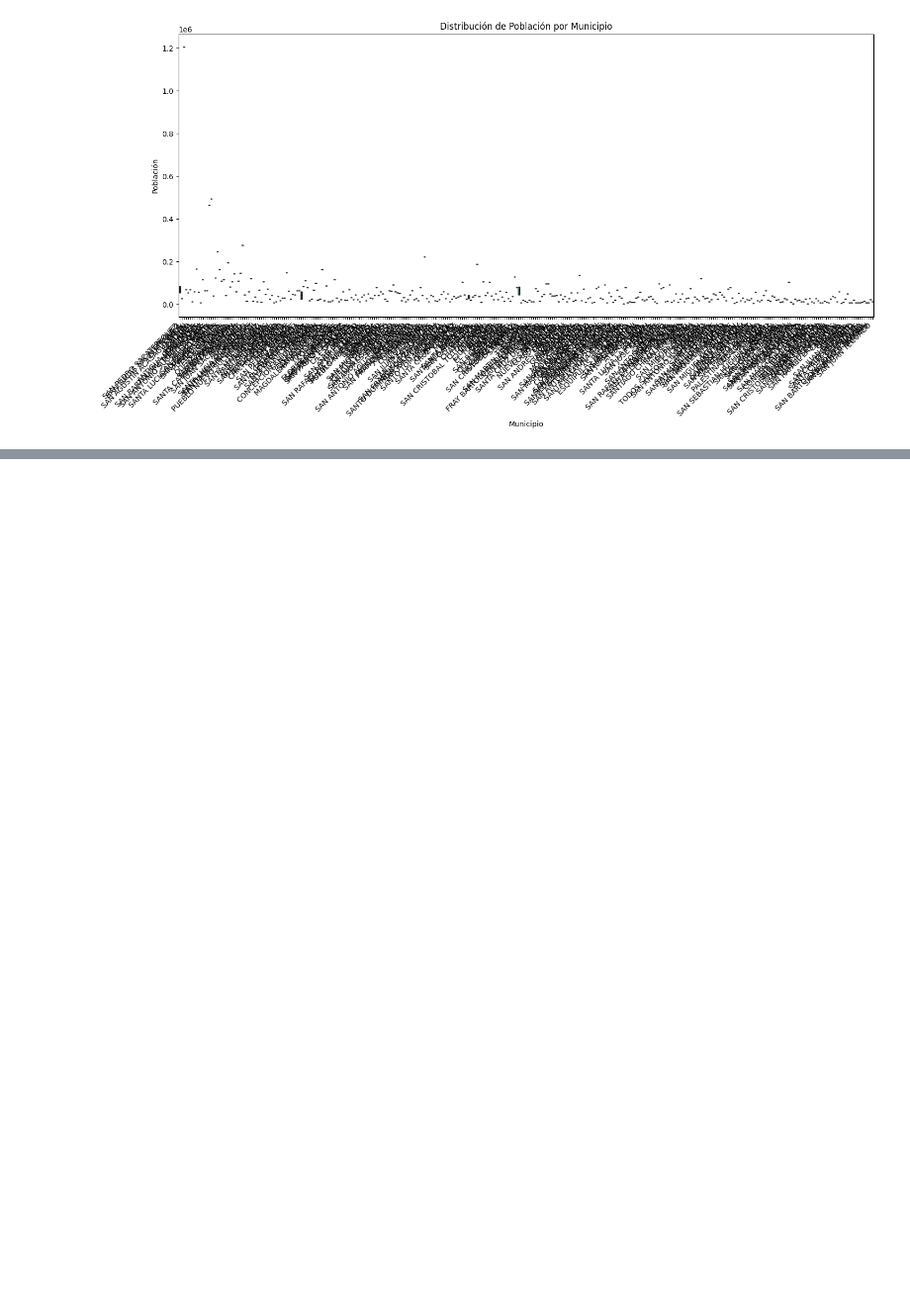
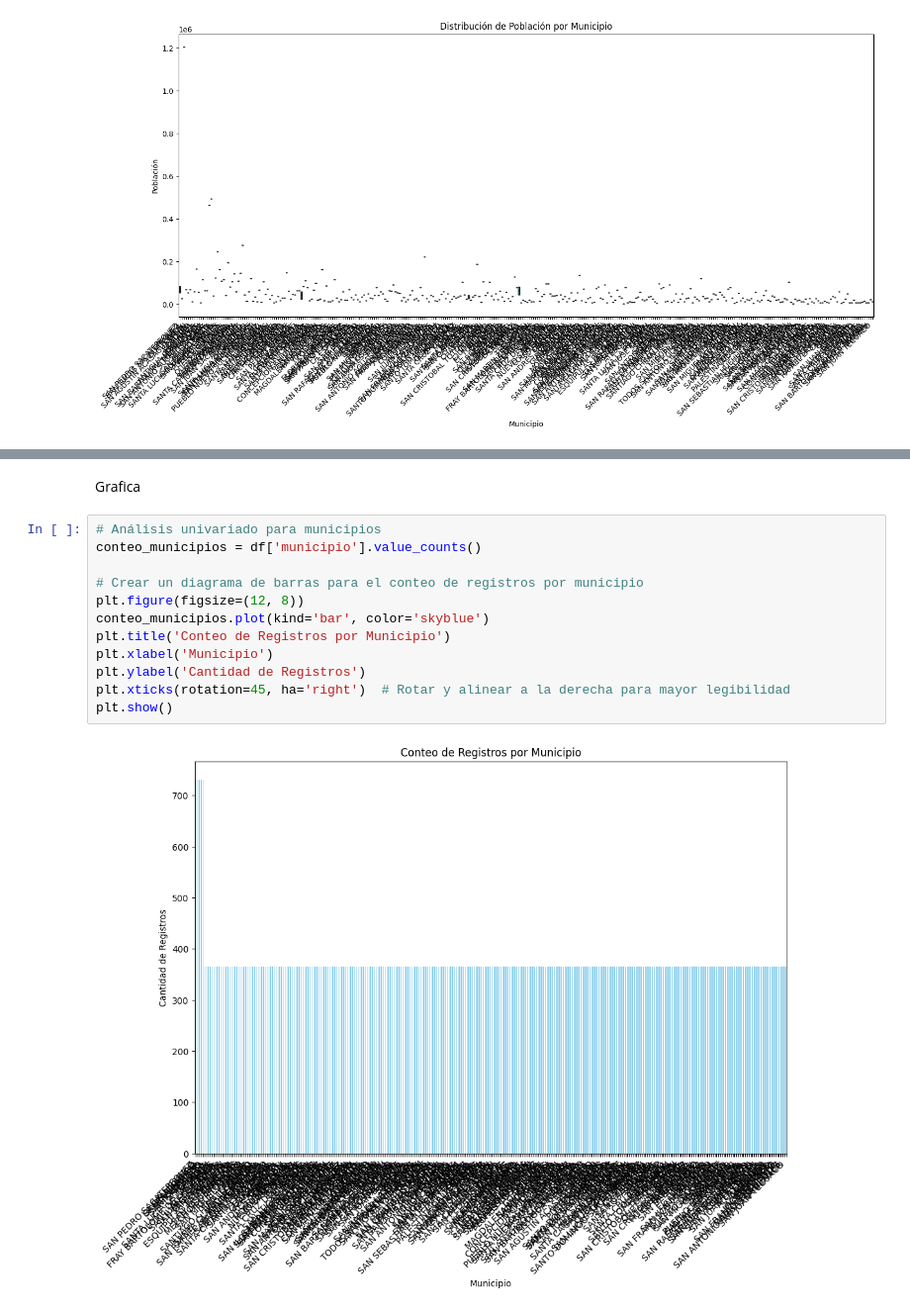
Before and after one commit to jamesg19/fase2, a Jupyter notebook: sample.ipynb, the cells around one changed output, grey strips where cells are left out. Shown at 99% size. Saved outputs shown, nothing was run; the diff lists cells and outputs as text; blank space fills up the shorter version.

```diff
--- a/sample.ipynb
+++ b/sample.ipynb
@@ -56,0 +83,16 @@ Passing `palette` without assigning `hue` is deprecated and will be removed in v
+# %% [markdown]
+Grafica
+# %%
+# Análisis univariado para municipios
+conteo_municipios = df['municipio'].value_counts()
+
+# Crear un diagrama de barras para el conteo de registros por municipio
+plt.figure(figsize=(12, 8))
+conteo_municipios.plot(kind='bar', color='skyblue')
+plt.title('Conteo de Registros por Municipio')
+plt.xlabel('Municipio')
+plt.ylabel('Cantidad de Registros')
+plt.xticks(rotation=45, ha='right')  # Rotar y alinear a la derecha para mayor legibilidad
+plt.show()
+# %% [output]
+[figure, added]
```
Also changed, not shown: parts of 7 cells of this notebook.
